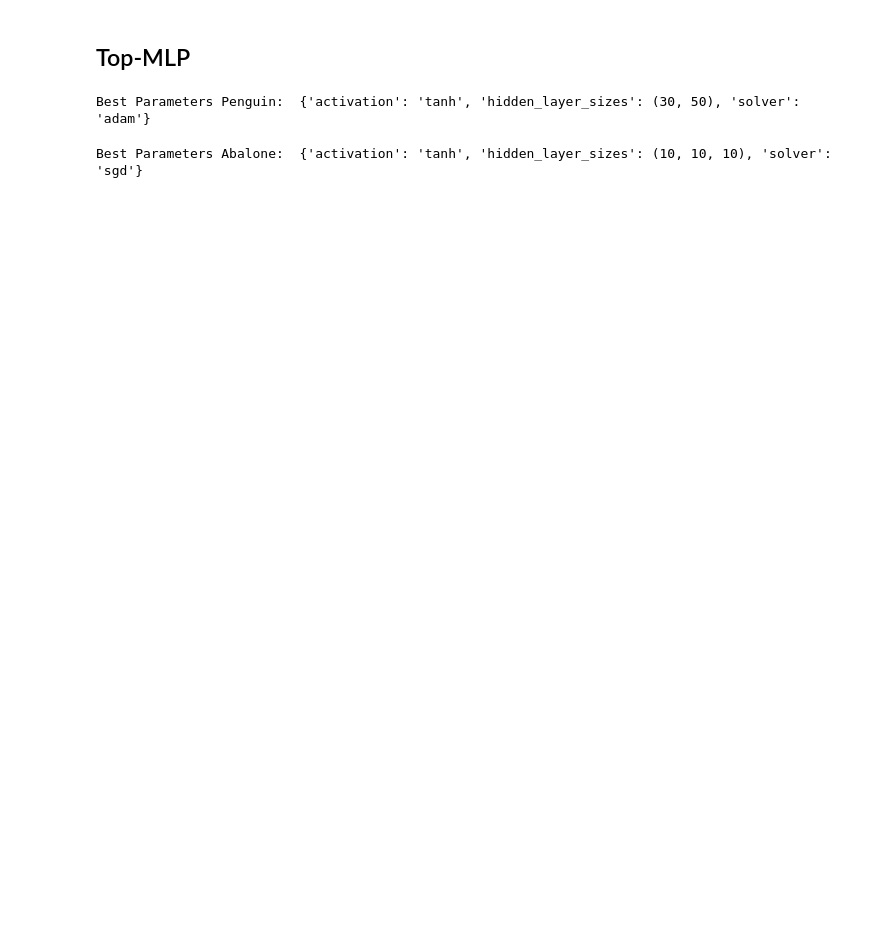
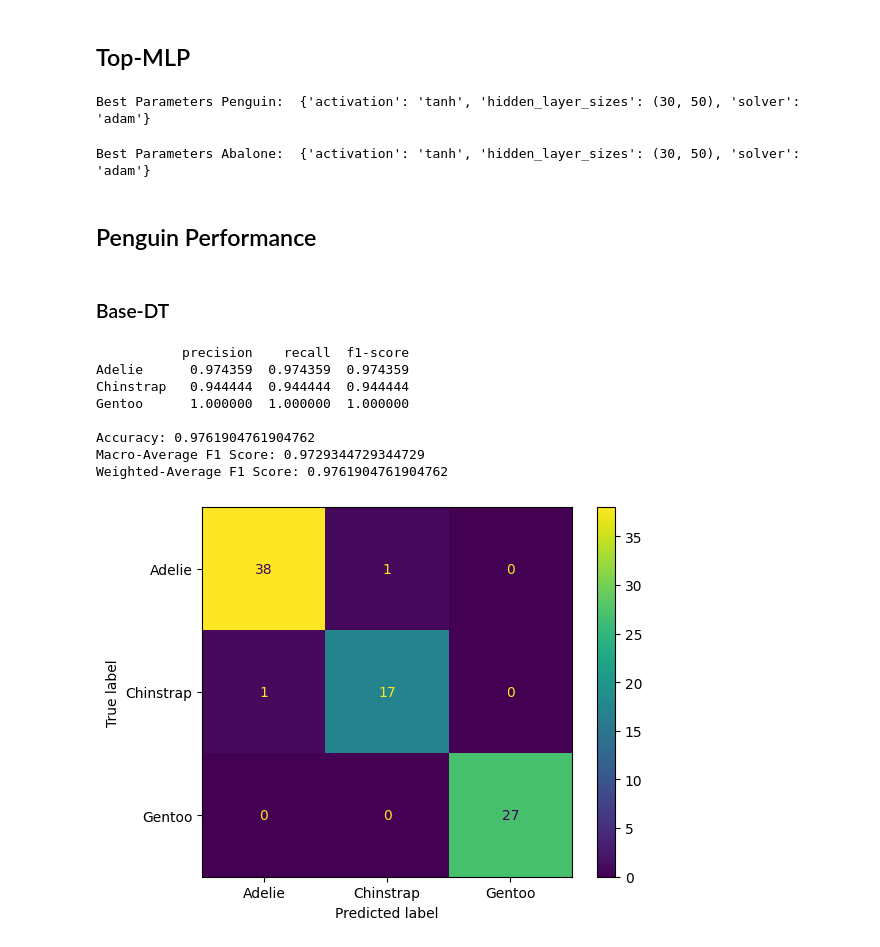
Before and after one commit to ryanwong2000/COMP472-project, a Jupyter notebook: A1-472/A1.ipynb, the cells around one changed output. Cells and saved outputs as stored; diff of their text form; code cells hidden in the pictures; blank space fills up the shorter version.

```diff
--- a/A1-472/A1.ipynb
+++ b/A1-472/A1.ipynb
@@ -189,13 +222,62 @@ param_grid = {
     'hidden_layer_sizes': [(30, 50), (10, 10, 10)],
     'solver': ['sgd', 'adam']
 }
-grid_search_penguin = GridSearchCV(MLPClassifier(), param_grid)
-grid_search_penguin.fit(X_penguin_train, y_penguin_train)
-print("Best Parameters Penguin: ", grid_search_penguin.best_params_)
+grid_search_penguin_tmlp = GridSearchCV(MLPClassifier(), param_grid)
+x_penguin_train_tmlp = X_penguin_train.copy()
+y_penguin_train_tmlp = y_penguin_train.copy()
+x_penguin_test_tmlp = X_penguin_test.copy()
+y_penguin_test_tmlp = y_penguin_test.copy()
 
-grid_search_abalone =  GridSearchCV(MLPClassifier(), param_grid)
-grid_search_abalone.fit(X_abalone_train, y_abalone_train)
-print("Best Parameters Abalone: ", grid_search_abalone.best_params_)
+y_penguin_pred_tmlp = neural_network_penguin_bmlp.predict(x_penguin_test_bmlp)
+grid_search_penguin_tmlp.fit(x_penguin_train_tmlp, y_penguin_train_tmlp)
+print("Best Parameters Penguin: ", grid_search_penguin_tmlp.best_params_)
+y_penguin_pred_tmlp = grid_search_penguin_tdt.predict(x_penguin_test_tmlp)
+
+grid_search_abalone_tmlp =  GridSearchCV(MLPClassifier(), param_grid)
+x_abalone_train_tmlp = X_abalone_train.copy()
+y_abalone_train_tmlp = y_abalone_train.copy()
+x_abalone_test_tmlp = X_abalone_test.copy()
+y_abalone_test_tmlp = y_abalone_test.copy()
+
+grid_search_abalone_tmlp.fit(x_abalone_train_tmlp, y_abalone_train_tmlp)
+print("Best Parameters Abalone: ", grid_search_abalone_tmlp.best_params_)
+y_abalone_pred_tmlp = grid_search_abalone_tbt.predict(x_abalone_test_tmlp)
 # %% [output]
 Best Parameters Penguin:  {'activation': 'tanh', 'hidden_layer_sizes': (30, 50), 'solver': 'adam'}
-Best Parameters Abalone:  {'activation': 'tanh', 'hidden_layer_sizes': (10, 10, 10), 'solver': 'sgd'}
+Best Parameters Abalone:  {'activation': 'tanh', 'hidden_layer_sizes': (30, 50), 'solver': 'adam'}
+# %% [markdown]
+## Penguin Performance
+# %% [markdown]
+### Base-DT
+# %%
+# (B) Confusion Matrix
+confusion_matrix_penguin_bdt = confusion_matrix(y_penguin_test_bdt, y_penguin_pred_bdt)
+display_cm = ConfusionMatrixDisplay(confusion_matrix_penguin_bdt, display_labels=classifier_penguin_bdt.classes_)
+display_cm.plot()
+
+# (C) Precision, Recall, F1 Score
+report = classification_report(y_penguin_test_bdt, y_penguin_pred_bdt, digits=10, output_dict=True)
+print(pd.DataFrame(report).drop(columns=['macro avg', 'weighted avg', 'accuracy']).transpose().drop(columns=['support']))
+print()
+
+# (D) Accuracy, Macro-Average F1 Score, Weighted-Average F1 Score
+# accuracy_penguin_bdt = accuracy_score(y_penguin_test_bdt, y_penguin_pred_bdt)
+# macro_avg_f1_penguin_bdt = f1_score(y_penguin_test_bdt, y_penguin_pred_bdt, average='macro')
+# weighted_avg_f1_penguin_bdt = f1_score(y_penguin_test_bdt, y_penguin_pred_bdt, average='weighted')
+# print(f"Accuracy: {accuracy_penguin_bdt}\nMacro-Average F1 Score: {macro_avg_f1_penguin_bdt}\nWeighted-Average F1 Score: {weighted_avg_f1_penguin_bdt}")
+
+df = pd.DataFrame(report).transpose()
+accuracy_penguin_bdt = df.at['accuracy', 'precision']
+macro_avg_f1_penguin_bdt = df.at['macro avg', 'f1-score']
+weighted_avg_f1_penguin_bdt = df.at['weighted avg', 'f1-score']
+print(f"Accuracy: {accuracy_penguin_bdt}\nMacro-Average F1 Score: {macro_avg_f1_penguin_bdt}\nWeighted-Average F1 Score: {weighted_avg_f1_penguin_bdt}")
+# %% [output]
+           precision    recall  f1-score
+Adelie      0.974359  0.974359  0.974359
+Chinstrap   0.944444  0.944444  0.944444
+Gentoo      1.000000  1.000000  1.000000
+
+Accuracy: 0.9761904761904762
+Macro-Average F1 Score: 0.9729344729344729
+Weighted-Average F1 Score: 0.9761904761904762
+[figure, added]
```
Also changed, not shown: parts of 16 cells of this notebook.
